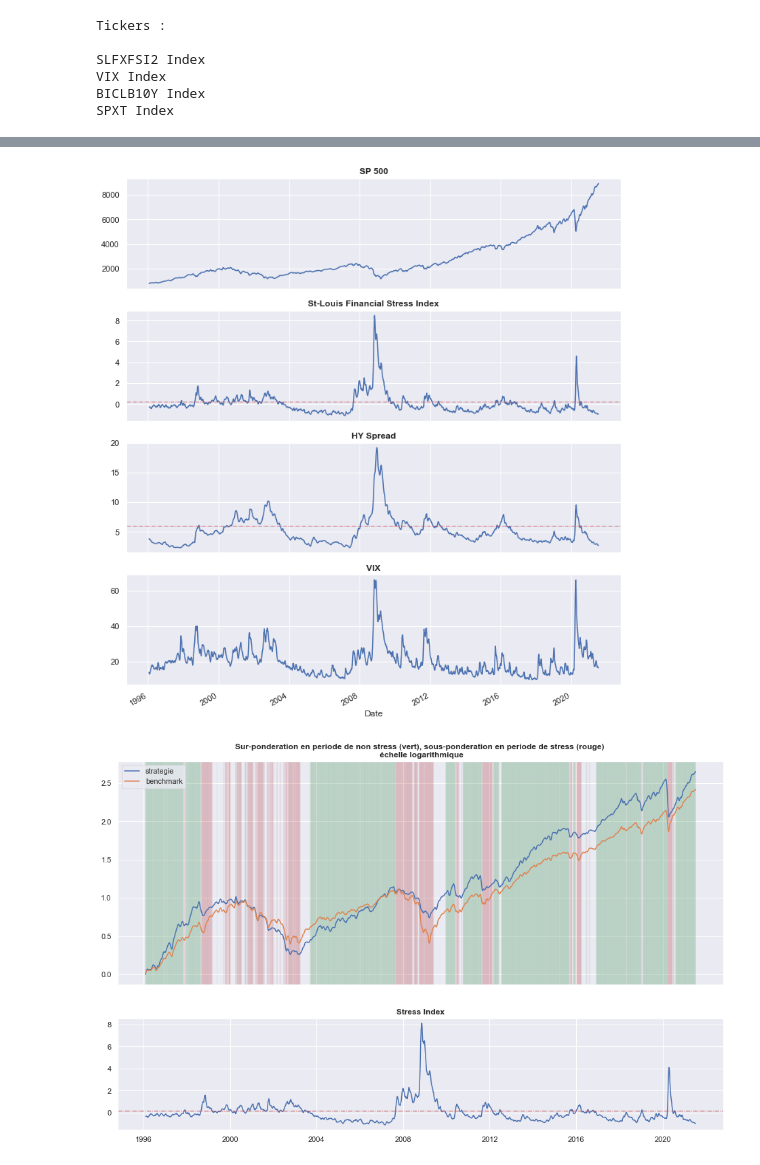
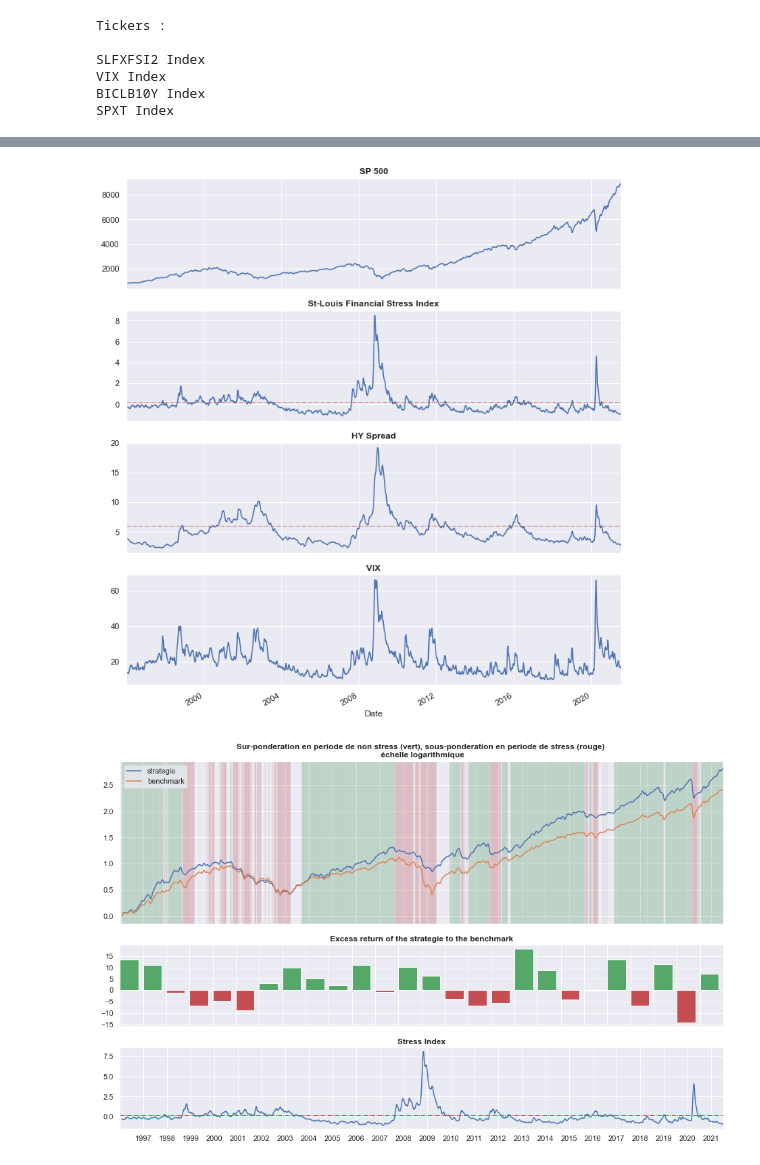
Before and after one commit to lacoupe/BCVS, a Jupyter notebook: SW/risque.ipynb, the cells around one changed output, grey strips where cells are left out. Saved outputs shown, nothing was run; the diff lists cells and outputs as text; code cells hidden in the pictures.

```diff
--- a/SW/risque.ipynb
+++ b/SW/risque.ipynb
@@ -55,5 +52,6 @@ data.head(5)
 # %%
-spread_excel = pd.read_excel('SW_data/spread.xlsx', parse_dates=True, index_col=1).drop(columns=['ISIN'])
+# Ajout de la donnée sur les HY Spread
+spread_excel = pd.read_excel('SW_data/spread.xlsx', parse_dates=True, index_col=1).drop(columns=['ISIN']).rename(columns={'Quote': 'HY Spread'})
 spread_excel = spread_excel.reindex(data.index, method='ffill')
-spread_excel.head()
+spread_excel.head(2)
 # %% [output]
@@ -100,6 +99,7 @@ data.head(10)
 fig, axs = plt.subplots(4, 1, figsize=(12,14), sharex=True)
 data.SP500.rolling(15).mean().plot(ax=axs[0], label='SP500')
 axs[0].set_title('SP 500', fontweight='bold')
+axs[0].set_xlim(data.index[0], data.index[-1])
 axs[0].grid(b=True)
 
 data.Stress.rolling(15).mean().plot(ax=axs[1])
@@ -118,9 +118,10 @@ axs[3].grid(b=True)
 
 plt.show()
 # %% [output]
-[figure, old version]
+[figure, new version]
 # %%
 ### Stratégie de base
+tax = 0.0012
 
 df_stress = pd.DataFrame(index=data.index)
 df_stress['stress'] = data.Stress
@@ -132,56 +133,98 @@ df_stress['ddx100'] = df_stress.dx100.rolling(100).apply(lambda x: (x[-1] - x[0]
 df_stress['signal_dx'] = (df_stress.dx100 > 0).astype(int)
 
 window_mean = 21
-for idx in df_stress.index:
+for idx in tqdm(df_stress.index):
     iloc = df_stress.index.get_loc(idx)
 
     # 1 si moyenne des 15 derniers jours > 0.2
     if (df_stress.stress.iloc[iloc - window_mean:iloc].mean() > 0.2):
         df_stress.at[idx, 'signal_stress'] = 1
+
     # -1 si moyenne des 15 derniers jours < 0
     elif (df_stress.stress.iloc[iloc - window_mean:iloc].mean() < -0):
         df_stress.at[idx, 'signal_stress'] = -1
+
     else:
         df_stress.at[idx, 'signal_stress'] = 0
 
     # signal final: stress > 0.2, et pente positive => 1
     if (df_stress.signal_stress.loc[idx] == 1) & (df_stress.signal_dx.loc[idx] == 1):
         df_stress.at[idx, 'signal'] = 1
+
     elif (df_stress.signal_stress.loc[idx] == -1):
         df_stress.at[idx, 'signal'] = -1
+
     else:
         df_stress.at[idx, 'signal'] = 0
+
 
 # 50% du return de l'indice quand Stress, 150% quand Non Stress, et 100% sinon
 df_stress['weight'] = df_stress.signal.replace({0: 1, 1: 0.5, -1: 1.5})
 
-df_stress['strategie'] = df_stress.weight * data.SP500.pct_change()
+df_stress['t_cost'] = (df_stress.signal.diff().fillna(0) != 0).astype(int).shift(1) * tax
+df_stress['strategie'] = df_stress.weight * data.SP500.pct_change().shift(1) - df_stress.t_cost
+df_stress['perf'] = (df_stress.strategie + 1).cumprod()
 
-### plot
-fig, axs = plt.subplots(2, 1, figsize=(16,10), gridspec_kw={'height_ratios': [2, 1]}, sharex=True)
+perf_bench = (1 + data.SP500.pct_change()).cumprod()
+perf_pred = df_stress.perf
 
-sns.lineplot(ax=axs[0], data=np.log((1 + df_stress.strategie).cumprod().rolling(20).mean()), label='strategie')
+year_group_bench = perf_bench.resample('Y')
+year_group_pred = perf_pred.resample('Y')
+
+# Annual Alpha %
+annual_returns_bench = (year_group_bench.last() - year_group_bench.first()) / year_group_bench.first()
+annual_returns_pred = (year_group_pred.last() - year_group_pred.first()) / year_group_pred.first()
+annual_diff = (annual_returns_pred - annual_returns_bench) * 100
+annual_diff = annual_diff.reindex(df_stress.index, method='bfill')
+df_annual_diff = pd.DataFrame(index=annual_diff.index, columns=['year', 'alpha'])
+df_annual_diff['year'] = df_annual_diff.index.year
+df_annual_diff['year'] = df_annual_diff.year.apply(str)
+df_annual_diff['alpha'] = annual_diff.values
+df_annual_diff['sign'] = np.sign(df_annual_diff.alpha)
+
+# Plot
+locator = dates.YearLocator(base=1, day=1, month=1)
+formatter = dates.ConciseDateFormatter(locator)
+
+fig, axs = plt.subplots(3, 1, figsize=(16,10), gridspec_kw={'height_ratios': [2, 1, 1]}, sharex=False)
+
+sns.lineplot(ax=axs[0], data=np.log(df_stress.perf.rolling(20).mean()), label='strategie')
 sns.lineplot(ax=axs[0], data=np.log((1 + data.SP500.pct_change()).cumprod().rolling(20).mean()), label='benchmark')
-for idx in df_stress.index:
+for idx in tqdm(df_stress.index):
     iloc = df_stress.index.get_loc(idx)
     if (df_stress.signal.loc[idx] == 1):
         axs[0].axvline(x=idx, lw=0.4, alpha=0.1, zorder=1, c='r')
-    if (df_stress.signal.loc[idx] == -1):
+    elif (df_stress.signal.loc[idx] == -1):
         axs[0].axvline(x=idx, lw=0.4, alpha=0.1, zorder=1, c='g')
+
 axs[0].set_title('Sur-ponderation en periode de non stress (vert), sous-ponderation en periode de stress (rouge) \n échelle logarithmique', fontsize=12, fontweight='bold')
 axs[0].set_xlabel(None)
 axs[0].set_ylabel(None)
+axs[0].set_xlim(df_stress.index[0], df_stress.index[-1])
+axs[0].xaxis.set_major_locator(locator)
+axs[0].get_xaxis().set_ticklabels([])
 axs[0].legend(loc='upper left')
 
-sns.lineplot(ax=axs[1], data=df_stress.stress.rolling(20).mean())
-axs[1].axhline(y=0.2, linestyle='-.', c='r', lw=1)
-axs[1].set_title('Stress Index', fontsize=12, fontweight='bold')
-axs[1].set_xlabel(None)
-axs[1].set_ylabel(None)
+axs[1].bar(x=df_annual_diff.year, height=df_annual_diff.alpha,
+           color=df_annual_diff.sign.replace({-1:'r', 1:'g'}), align='edge')
+axs[1].locator_params(nbins=8, axis='y')
+axs[1].set_xlim(0.0, 26)
+axs[1].get_xaxis().set_ticklabels([])
+axs[1].set_title('Excess return of the strategie to the benchmark', fontweight='bold', fontsize=12)
+
+sns.lineplot(ax=axs[2], data=df_stress.stress.rolling(20).mean())
+axs[2].axhline(y=0.2, linestyle='-.', c='r', lw=1)
+axs[2].set_title('Stress Index', fontsize=12, fontweight='bold')
+axs[2].set_xlim(df_stress.index[0], df_stress.index[-1])
+axs[2].set_xlabel(None)
+axs[2].set_ylabel(None)
+axs[2].xaxis.set_major_locator(locator)
+axs[2].xaxis.set_major_formatter(formatter)
+#axs[2].get_xaxis().set_ticklabels([])
 
 plt.show()
 # %% [output]
-[figure, old version]
+[figure, new version]
 # %%
 ### Stratégie de base
 
```
Also changed, not shown: parts of 10 cells of this notebook.
